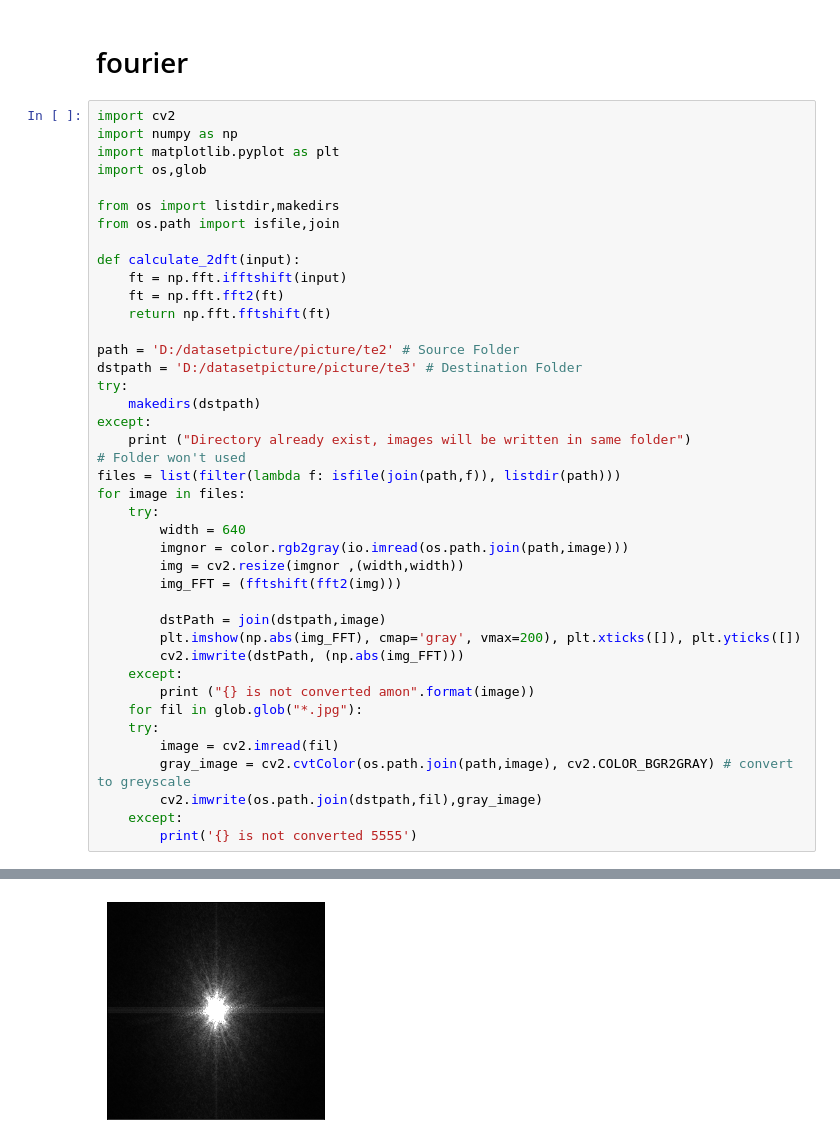
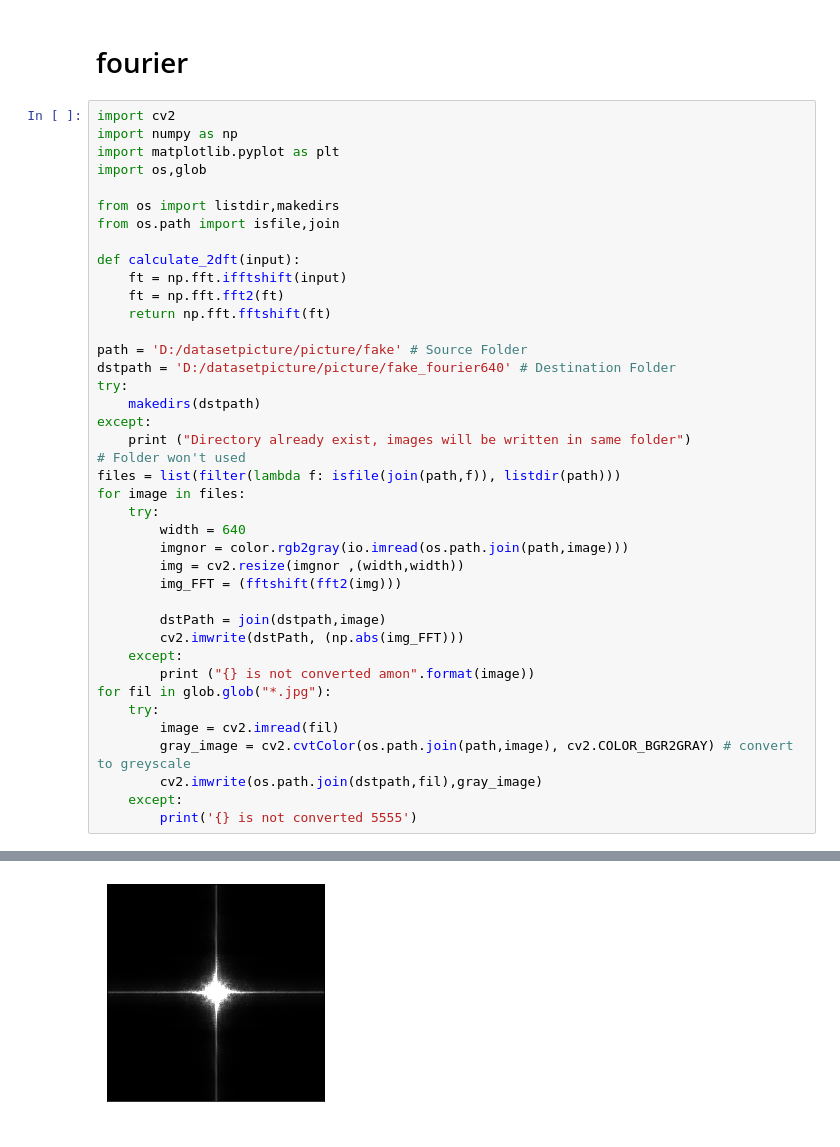
Before and after one commit to Soviet227/fourier_converter, a Jupyter notebook: fourier_converter.ipynb, the cells around one changed output, grey strips where cells are left out. Cells and saved outputs as stored; diff of their text form.

Commit message:
add fake fourier

```diff
--- a/fourier_converter.ipynb
+++ b/fourier_converter.ipynb
@@ -259,8 +259,8 @@ def calculate_2dft(input):
     ft = np.fft.fft2(ft)
     return np.fft.fftshift(ft)
 
-path = 'D:/datasetpicture/picture/te2' # Source Folder
-dstpath = 'D:/datasetpicture/picture/te3' # Destination Folder
+path = 'D:/datasetpicture/picture/fake' # Source Folder
+dstpath = 'D:/datasetpicture/picture/fake_fourier640' # Destination Folder
 try:
     makedirs(dstpath)
 except:
@@ -275,11 +275,10 @@ for image in files:
         img_FFT = (fftshift(fft2(img)))
 
         dstPath = join(dstpath,image)
-        plt.imshow(np.abs(img_FFT), cmap='gray', vmax=200), plt.xticks([]), plt.yticks([])
         cv2.imwrite(dstPath, (np.abs(img_FFT)))
     except:
         print ("{} is not converted amon".format(image))
-    for fil in glob.glob("*.jpg"):
+for fil in glob.glob("*.jpg"):
     try:
         image = cv2.imread(fil)
         gray_image = cv2.cvtColor(os.path.join(path,image), cv2.COLOR_BGR2GRAY) # convert to greyscale
@@ -307 +290 @@ Directory already exist, images will be written in same folder
-[figure, old version]
+[figure, new version]
```
Also changed, not shown: parts of 1 cell of this notebook, 1 other file.
